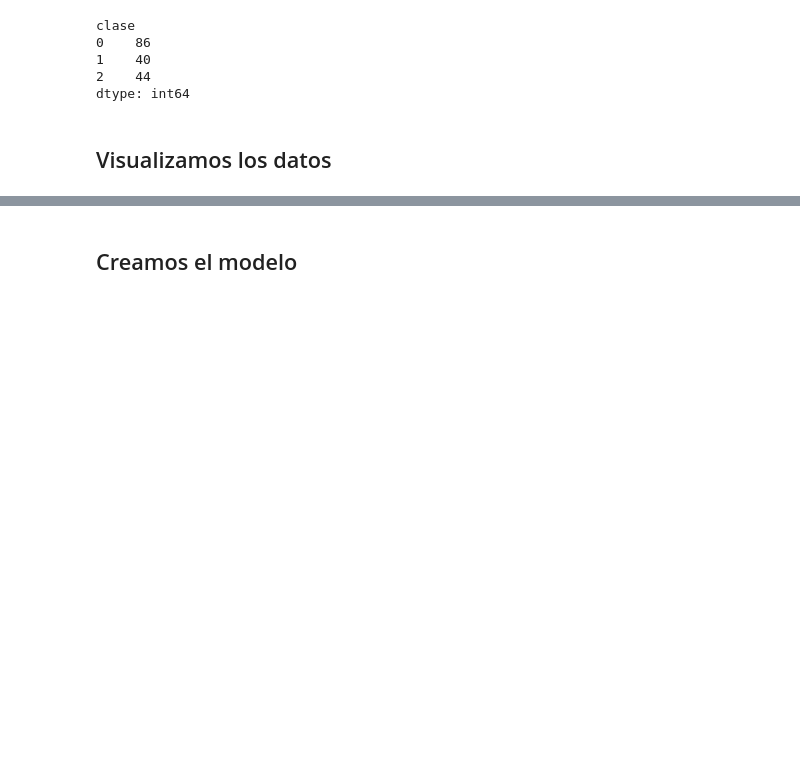
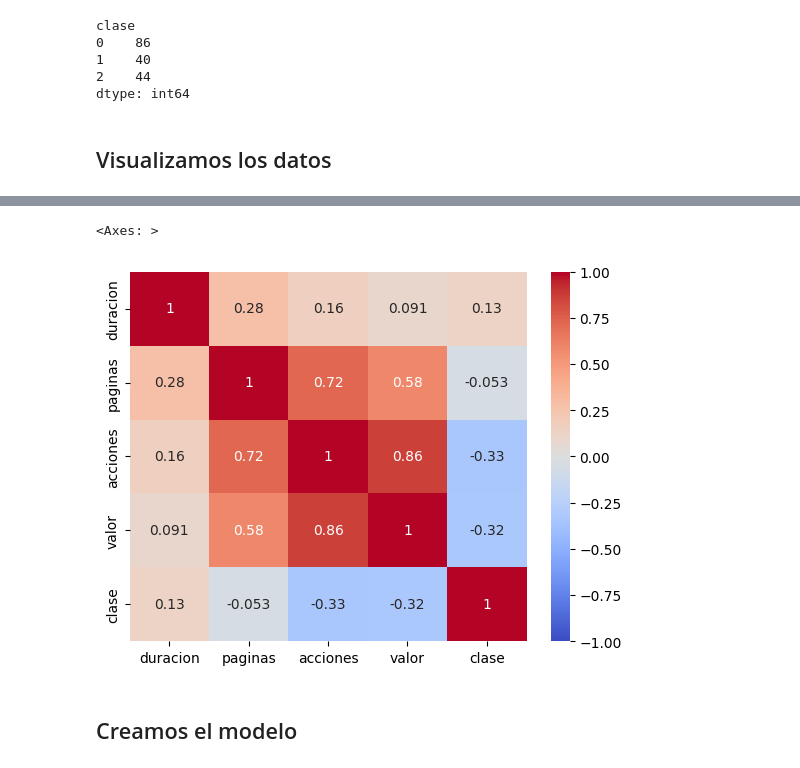
Before and after one commit to diego-dng/1025_DS_VITORIA, a Jupyter notebook: 3-Machine_Learning/1-Supervisado/2-Classification/4-Logistic_Regression/1 - logistic_regression_df_class.ipynb, the cells around one changed output, grey strips where cells are left out. Cells and saved outputs as stored; diff of their text form; code cells hidden in the pictures; blank space fills up the shorter version.

```diff
--- a/3-Machine_Learning/1-Supervisado/2-Classification/4-Logistic_Regression/1 - logistic_regression_df_class.ipynb
+++ b/3-Machine_Learning/1-Supervisado/2-Classification/4-Logistic_Regression/1 - logistic_regression_df_class.ipynb
@@ -98,3 +98,8 @@ sns.pairplot(dataframe.dropna(),
+# %%
+sns.heatmap(dataframe.corr(), annot= True, vmin=-1, cmap="coolwarm")
+# %% [output]
+<Axes: >
+[figure, added]
 # %% [markdown]
 ## Creamos el modelo
 # %%
```
Also changed, not shown: parts of 7 cells of this notebook, 2 other files.
